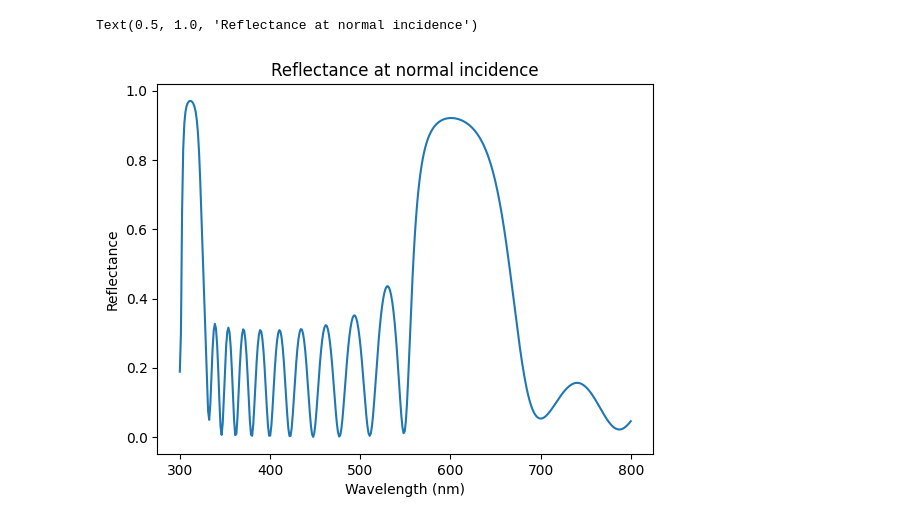
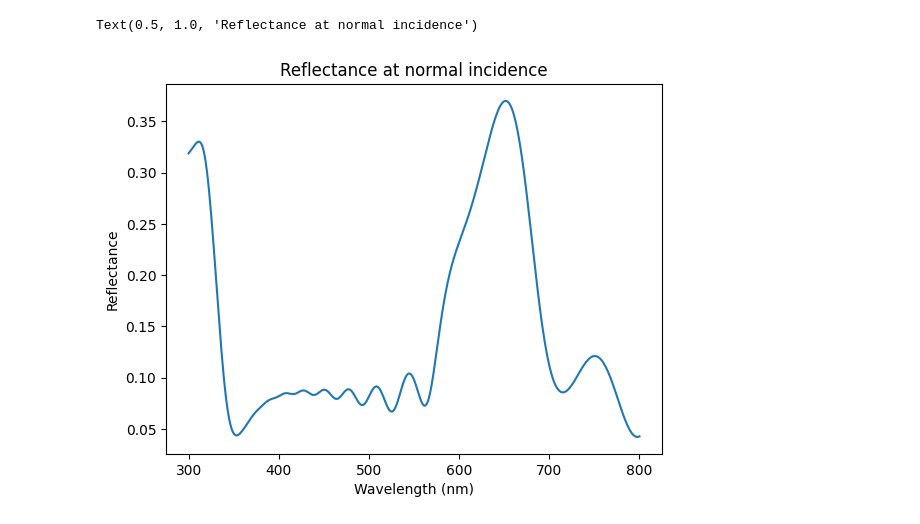
Before and after one commit to wet-dog/calypte_py, a Jupyter notebook: tmm_calc.ipynb, the cells around one changed output. Drawn from its saved outputs; the diff is of its cells as text; code cells hidden in the pictures.

Commit message:
Fix refractive index calculations and add refractive index graph

```diff
--- a/tmm_calc.ipynb
+++ b/tmm_calc.ipynb
@@ -69,7 +69,7 @@ def calc_melanosome_internal_layer_index(wavelength):
 # %%
 def calc_refractive_index(params: Parameters):
     n_eff = (params.f_k*params.n_k
-            + params.f_m*(params.n_m - complex(params.k_m))
+            + params.f_m*(params.n_m + complex(0, params.k_m))
             + params.f_a*params.n_a)
 
     return n_eff
@@ -192,14 +192,14 @@ def calc_slices(wavelength):
 # %%
 lambda_list = np.linspace(300,800,400) # in nm
 T_list = []
 for wavelength in lambda_list:
-    layers = np.array(calc_slices(wavelength))
+    layers = np.array(calc_layers(wavelength))
     T_list.append(tmm.coh_tmm('s', layers[:, 1], layers[:, 0].real, math.radians(0), wavelength)['R'])
 plt.figure()
 plt.plot(lambda_list,T_list)
 plt.xlabel('Wavelength (nm)')
 plt.ylabel('Reflectance')
 plt.title('Reflectance at normal incidence')
 # %% [output]
 Text(0.5, 1.0, 'Reflectance at normal incidence')
-[figure, old version]
+[figure, new version]
```
Also changed, not shown: parts of 1 cell of this notebook.
